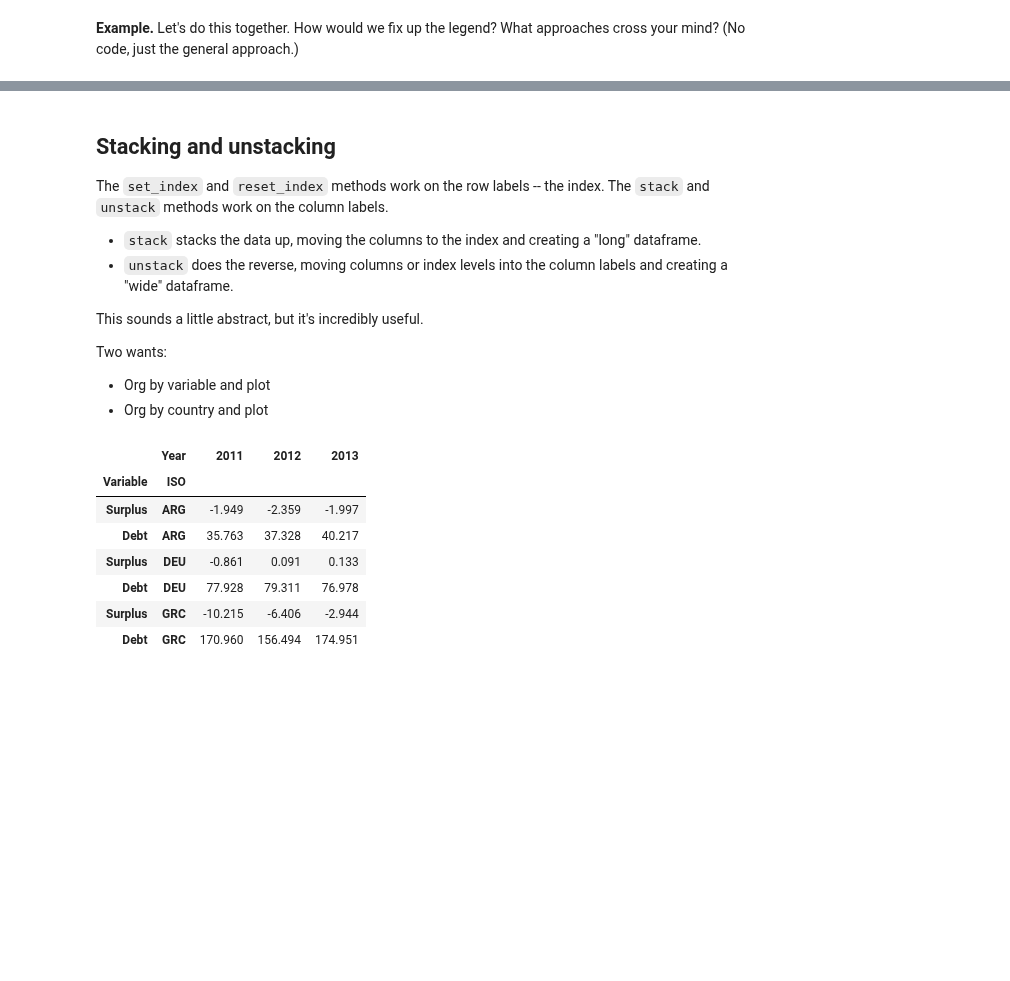
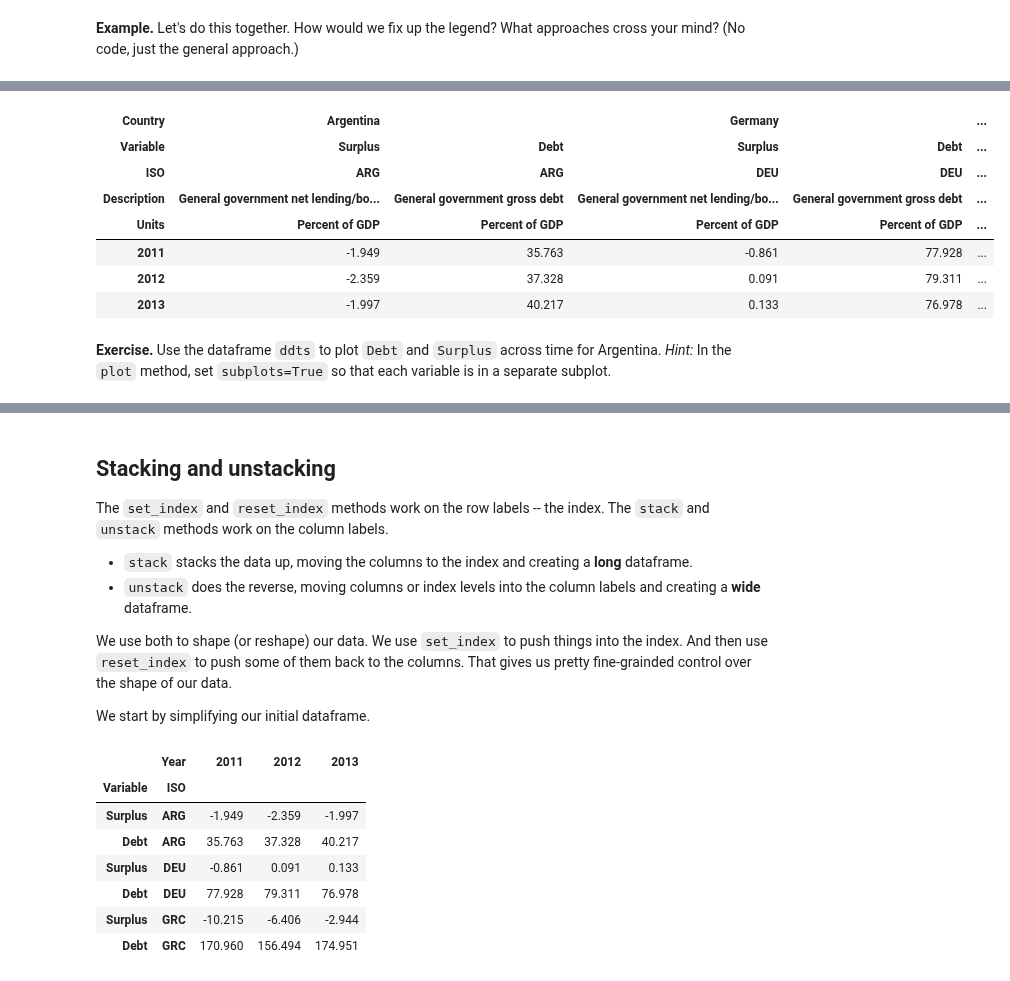
Before and after one commit to DaveBackus/Data_Bootcamp, a Jupyter notebook: Code/IPython/bootcamp_pandas-shape.ipynb, the cells around one changed output, grey strips where cells are left out. Saved outputs shown, nothing was run; the diff lists cells and outputs as text; code cells hidden in the pictures; blank space fills up the shorter version.

Commit message:
solid draft of shape notebook

```diff
--- a/Code/IPython/bootcamp_pandas-shape.ipynb
+++ b/Code/IPython/bootcamp_pandas-shape.ipynb
@@ -276,3 +297,17 @@ debt.plot()
+# %%
+ddts = ddt.swaplevel(0,1, axis=1)
+ddts
+# %% [output]
+| Country | Argentina |  | Germany |  | ... |
+| Variable | Surplus | Debt | Surplus | Debt | ... |
+| ISO | ARG | ARG | DEU | DEU | ... |
+| Description | General government net lending/bo... | General government gross debt | General government net lending/bo... | General government gross debt | ... |
+| Units | Percent of GDP | Percent of GDP | Percent of GDP | Percent of GDP | ... |
+| 2011 | -1.949 | 35.763 | -0.861 | 77.928 | ... |
+| 2012 | -2.359 | 37.328 | 0.091 | 79.311 | ... |
+| 2013 | -1.997 | 40.217 | 0.133 | 76.978 | ... |
+# %% [markdown]
+**Exercise.** Use the dataframe `ddts` to plot `Debt` and `Surplus` across time for Argentina.  *Hint:* In the `plot` method, set `subplots=True` so that each variable is in a separate subplot.
 # %% [markdown]
 <a id='stack'></a>
 # %% [markdown]
@@ -280,15 +315,12 @@ debt.plot()
 
 The `set_index` and `reset_index` methods work on the row labels -- the index.  The `stack` and `unstack` methods work on the column labels.
 
-* `stack` stacks the data up, moving the columns to the index and creating a "long" dataframe.
-* `unstack` does the reverse, moving columns or index levels into the column labels and creating a "wide" dataframe.
+* `stack` stacks the data up, moving the columns to the index and creating a **long** dataframe.
+* `unstack` does the reverse, moving columns or index levels into the column labels and creating a **wide** dataframe.
 
-This sounds a little abstract, but it's incredibly useful.
+We use both to shape (or reshape) our data.  We use `set_index` to push things into the index.  And then use `reset_index` to push some of them back to the columns.  That gives us pretty fine-grainded control over the shape of our data.
 
-Two wants:
-
-* Org by variable and plot
-* Org by country and plot
+We start by simplifying our initial dataframe.
 # %%
 # drop some of the index levels (think s for small)
 dds = ddi.reset_index(level=[1,3,4], drop=True)
```
Also changed, not shown: parts of 60 cells of this notebook.
